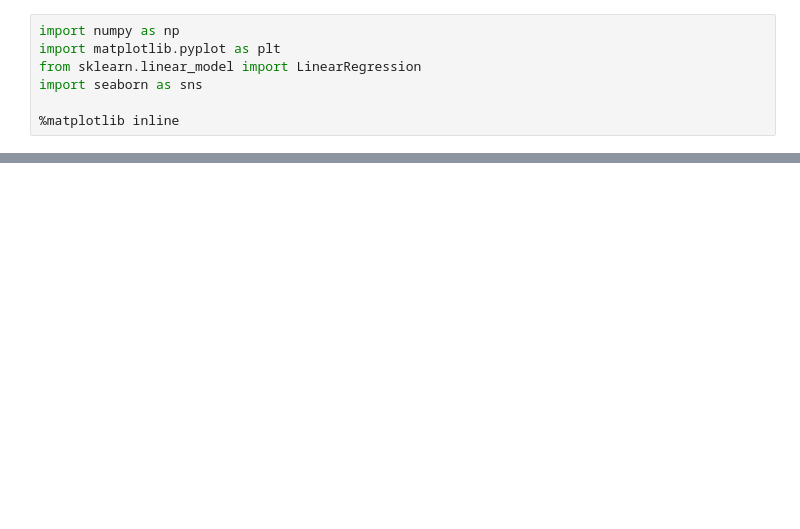
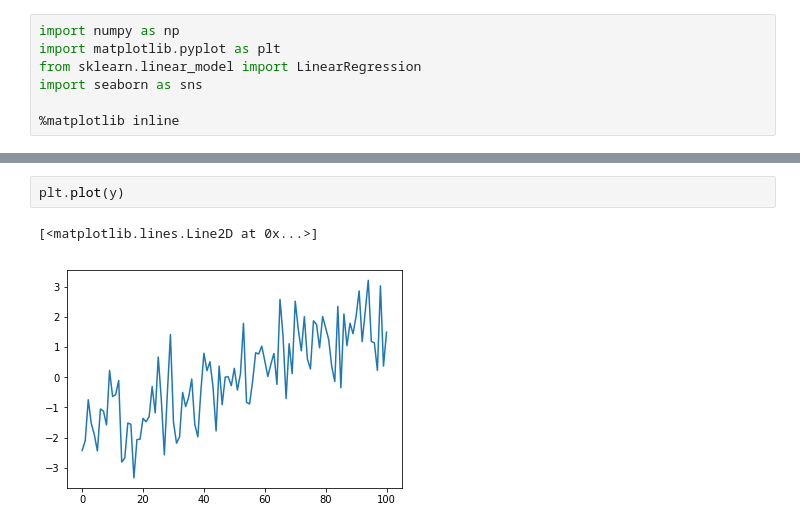
Before and after one commit to AiDevNepal/ai-saturdays-workshop-2, a Jupyter notebook: lr.ipynb, the cells around one changed output, grey strips where cells are left out. Drawn from its saved outputs; the diff is of its cells as text; blank space fills up the shorter version.

```diff
--- a/lr.ipynb
+++ b/lr.ipynb
@@ -17,2 +22,7 @@ plt.plot(X, Y, 'o')
+# %%
+plt.plot(y)
+# %% [output]
+[<matplotlib.lines.Line2D at 0x...>]
+[figure, added]
 # %%
 model = LinearRegression(normalize=True)
```
Also changed, not shown: parts of 5 cells of this notebook.
